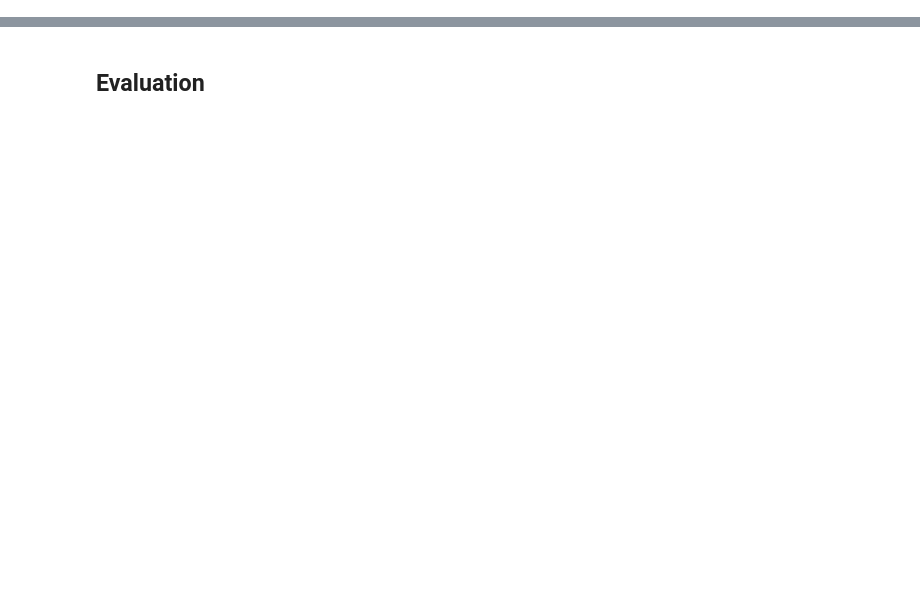
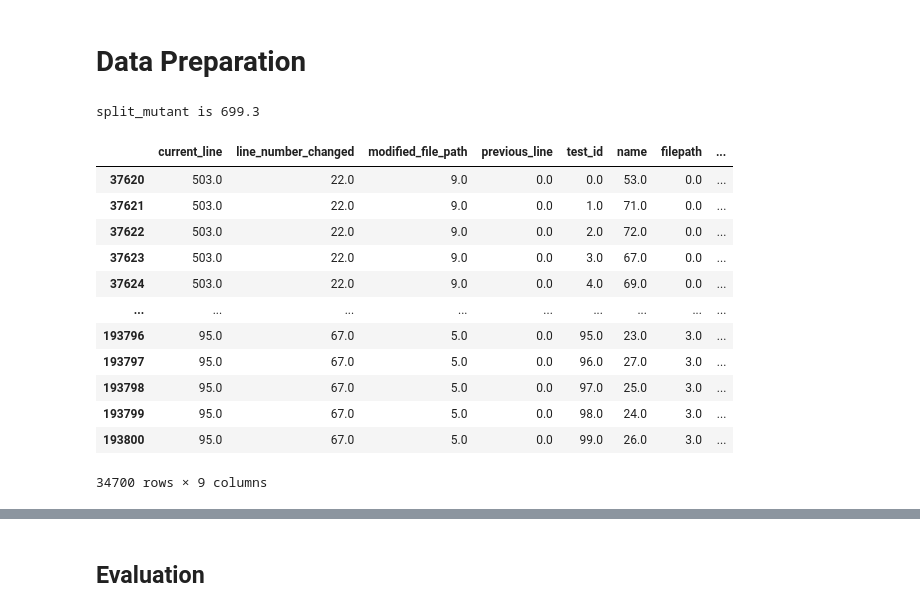
Before and after one commit to XPerianer/Mutester, a Jupyter notebook: Reordering_Evaluations.ipynb, the cells around one changed output, grey strips where cells are left out. Saved outputs shown, nothing was run; the diff lists cells and outputs as text; code cells hidden in the pictures; blank space fills up the shorter version.

```diff
--- a/Reordering_Evaluations.ipynb
+++ b/Reordering_Evaluations.ipynb
@@ -38,3 +42,59 @@ display(mutants_and_tests)
+# %% [markdown]
+# Data Preparation
+# %%
+feature_columns = ["current_line", "line_number_changed", "modified_file_path", "previous_line", "test_id", "name", "filepath", "modified_method", "mutant_id"]
+#feature_columns = ["current_line", "line_number_changed", "modified_file_path", "previous_line", "test_id", "name", "filepath"]
+X = mutants_and_tests[feature_columns]
+y = mutants_and_tests["outcome"]
+
+# Throw out nan values:
+X = X.loc[mutants_and_tests[feature_columns].isnull().any(axis=1) == False]
+y = mutants_and_tests["outcome"].loc[mutants_and_tests[feature_columns].isnull().any(axis=1) == False]
+y = y.astype('bool')
+len(X)
+
+# Encode stuff we want to encode:
+encoded_columns = ["modified_method", "modified_file_path", "name", "filepath", "current_line", "previous_line"]
+# encoded_columns = ["name", "filepath", "modified_file_path", "current_line", "previous_line"]
+# Encoding
+from sklearn.preprocessing import OrdinalEncoder
+enc = OrdinalEncoder()
+X_enc = enc.fit_transform(X[encoded_columns])
+i = 0
+for column_name in encoded_columns:
+    X[column_name] = X_enc[:,i]
+    i += 1
+
+
+split_mutant = X['mutant_id'].max() * 0.7
+print("split_mutant is " + str(split_mutant))
+# TODO: this has to split of whole
+train = X.loc[X['mutant_id'] < split_mutant]
+test = X.loc[X['mutant_id'] >= split_mutant]
+
+X_train = X.loc[X['mutant_id'] < split_mutant]
+y_train = y.loc[X['mutant_id'] < split_mutant]
+
+X_test = X.loc[X['mutant_id'] >= split_mutant]
+y_test = y.loc[X['mutant_id'] >= split_mutant]
+
+# X_train, X_test, y_train, y_test = train_test_split(X, y, test_size=0.33, random_state=420, shuffle=False)
+X_train
+# %% [output]
+split_mutant is 699.3
+|  | current_line | line_number_changed | modified_file_path | previous_line | test_id | name | filepath | ... |
+| 37620 | 503.0 | 22.0 | 9.0 | 0.0 | 0.0 | 53.0 | 0.0 | ... |
+| 37621 | 503.0 | 22.0 | 9.0 | 0.0 | 1.0 | 71.0 | 0.0 | ... |
+| 37622 | 503.0 | 22.0 | 9.0 | 0.0 | 2.0 | 72.0 | 0.0 | ... |
+| 37623 | 503.0 | 22.0 | 9.0 | 0.0 | 3.0 | 67.0 | 0.0 | ... |
+| 37624 | 503.0 | 22.0 | 9.0 | 0.0 | 4.0 | 69.0 | 0.0 | ... |
+| ... | ... | ... | ... | ... | ... | ... | ... | ... |
+| 193796 | 95.0 | 67.0 | 5.0 | 0.0 | 95.0 | 23.0 | 3.0 | ... |
+| 193797 | 95.0 | 67.0 | 5.0 | 0.0 | 96.0 | 27.0 | 3.0 | ... |
+| 193798 | 95.0 | 67.0 | 5.0 | 0.0 | 97.0 | 25.0 | 3.0 | ... |
+| 193799 | 95.0 | 67.0 | 5.0 | 0.0 | 98.0 | 24.0 | 3.0 | ... |
+| 193800 | 95.0 | 67.0 | 5.0 | 0.0 | 99.0 | 26.0 | 3.0 | ... |
+34700 rows × 9 columns
 # %%
 class Reorderer:
 
```
Also changed, not shown: parts of 13 cells of this notebook.
